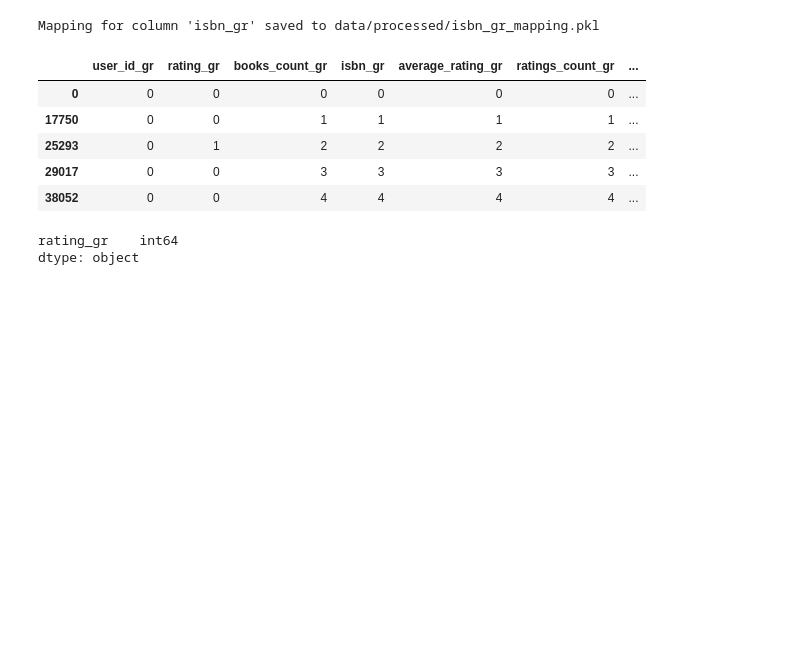
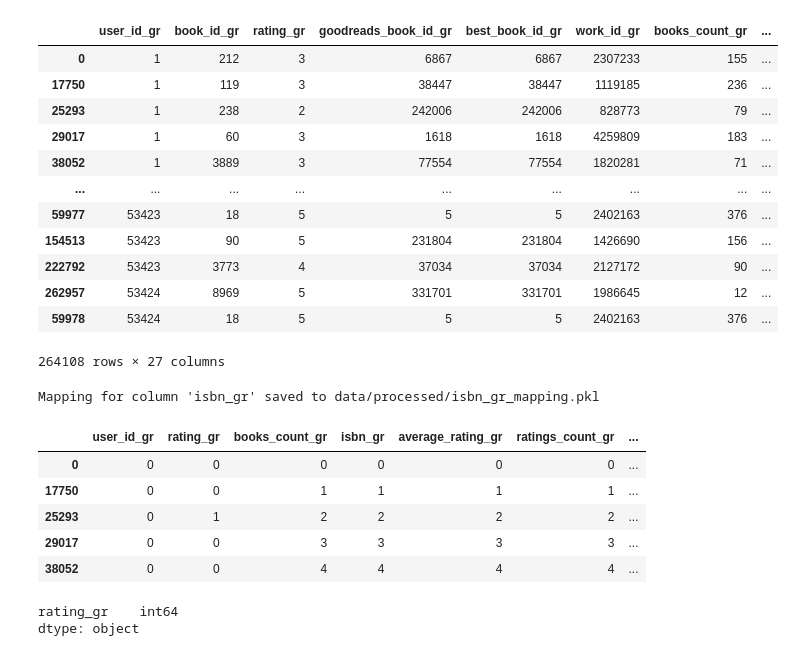
Before and after one commit to christianwhollar/Book-Recommendation-System, a Jupyter notebook: test_model.ipynb, the cells around one changed output. Cells and saved outputs as stored; diff of their text form; code cells hidden in the pictures; blank space fills up the shorter version.

```diff
--- a/test_model.ipynb
+++ b/test_model.ipynb
@@ -6,0 +8,4 @@ DataFrame saved to data/processed/book_reference_dataframe.pkl
+# %%
+import pandas as pd
+ref_path = 'data/processed/final_dataframe.pkl'
+final_dataframe = pd.read_pickle(ref_path)
@@ -6,0 +14,4 @@ DataFrame saved to data/processed/book_reference_dataframe.pkl
+# %%
+hr = HybridRecommendation(final_dataframe)
+# %%
+hr.run_train()
@@ -7,3 +67,19 @@ DataFrame saved to data/processed/book_reference_dataframe.pkl
+# %%
+hr.input_df
+# %% [output]
+|  | user_id_gr | book_id_gr | rating_gr | goodreads_book_id_gr | best_book_id_gr | work_id_gr | books_count_gr | ... |
+| 0 | 1 | 212 | 3 | 6867 | 6867 | 2307233 | 155 | ... |
+| 17750 | 1 | 119 | 3 | 38447 | 38447 | 1119185 | 236 | ... |
+| 25293 | 1 | 238 | 2 | 242006 | 242006 | 828773 | 79 | ... |
+| 29017 | 1 | 60 | 3 | 1618 | 1618 | 4259809 | 183 | ... |
+| 38052 | 1 | 3889 | 3 | 77554 | 77554 | 1820281 | 71 | ... |
+| ... | ... | ... | ... | ... | ... | ... | ... | ... |
+| 59977 | 53423 | 18 | 5 | 5 | 5 | 2402163 | 376 | ... |
+| 154513 | 53423 | 90 | 5 | 231804 | 231804 | 1426690 | 156 | ... |
+| 222792 | 53423 | 3773 | 4 | 37034 | 37034 | 2127172 | 90 | ... |
+| 262957 | 53424 | 8969 | 5 | 331701 | 331701 | 1986645 | 12 | ... |
+| 59978 | 53424 | 18 | 5 | 5 | 5 | 2402163 | 376 | ... |
+264108 rows × 27 columns
 # %%
 import os
 import urllib
```
Also changed, not shown: parts of 30 cells of this notebook, 7 other files.
